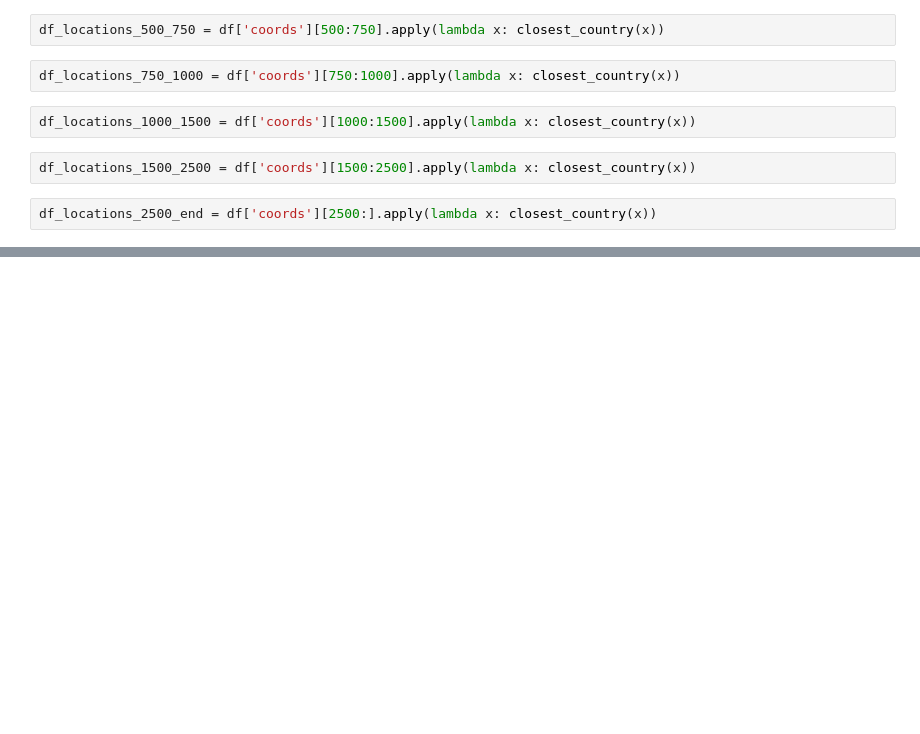
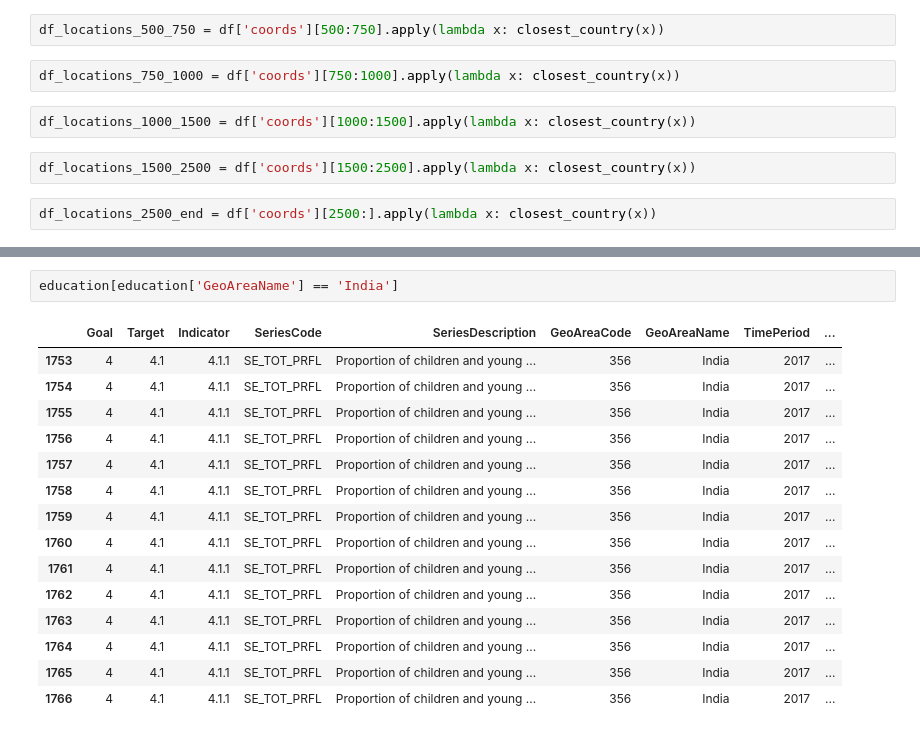
Before and after one commit to akamara05/Maritime_pirate_project, a Jupyter notebook: Coordinate book.ipynb, the cells around one changed output, grey strips where cells are left out. Saved outputs shown, nothing was run; the diff lists cells and outputs as text; blank space fills up the shorter version.

```diff
--- a/Coordinate book.ipynb
+++ b/Coordinate book.ipynb
@@ -52,0 +174,18 @@ df_locations_2500_end = df['coords'][2500:].apply(lambda x: closest_country(x))
+# %%
+education[education['GeoAreaName'] == 'India']
+# %% [output]
+|  | Goal | Target | Indicator | SeriesCode | SeriesDescription | GeoAreaCode | GeoAreaName | TimePeriod | ... |
+| 1753 | 4 | 4.1 | 4.1.1 | SE_TOT_PRFL | Proportion of children and young ... | 356 | India | 2017 | ... |
+| 1754 | 4 | 4.1 | 4.1.1 | SE_TOT_PRFL | Proportion of children and young ... | 356 | India | 2017 | ... |
+| 1755 | 4 | 4.1 | 4.1.1 | SE_TOT_PRFL | Proportion of children and young ... | 356 | India | 2017 | ... |
+| 1756 | 4 | 4.1 | 4.1.1 | SE_TOT_PRFL | Proportion of children and young ... | 356 | India | 2017 | ... |
+| 1757 | 4 | 4.1 | 4.1.1 | SE_TOT_PRFL | Proportion of children and young ... | 356 | India | 2017 | ... |
+| 1758 | 4 | 4.1 | 4.1.1 | SE_TOT_PRFL | Proportion of children and young ... | 356 | India | 2017 | ... |
+| 1759 | 4 | 4.1 | 4.1.1 | SE_TOT_PRFL | Proportion of children and young ... | 356 | India | 2017 | ... |
+| 1760 | 4 | 4.1 | 4.1.1 | SE_TOT_PRFL | Proportion of children and young ... | 356 | India | 2017 | ... |
+| 1761 | 4 | 4.1 | 4.1.1 | SE_TOT_PRFL | Proportion of children and young ... | 356 | India | 2017 | ... |
+| 1762 | 4 | 4.1 | 4.1.1 | SE_TOT_PRFL | Proportion of children and young ... | 356 | India | 2017 | ... |
+| 1763 | 4 | 4.1 | 4.1.1 | SE_TOT_PRFL | Proportion of children and young ... | 356 | India | 2017 | ... |
+| 1764 | 4 | 4.1 | 4.1.1 | SE_TOT_PRFL | Proportion of children and young ... | 356 | India | 2017 | ... |
+| 1765 | 4 | 4.1 | 4.1.1 | SE_TOT_PRFL | Proportion of children and young ... | 356 | India | 2017 | ... |
+| 1766 | 4 | 4.1 | 4.1.1 | SE_TOT_PRFL | Proportion of children and young ... | 356 | India | 2017 | ... |
```
Also changed, not shown: parts of 14 cells of this notebook.
